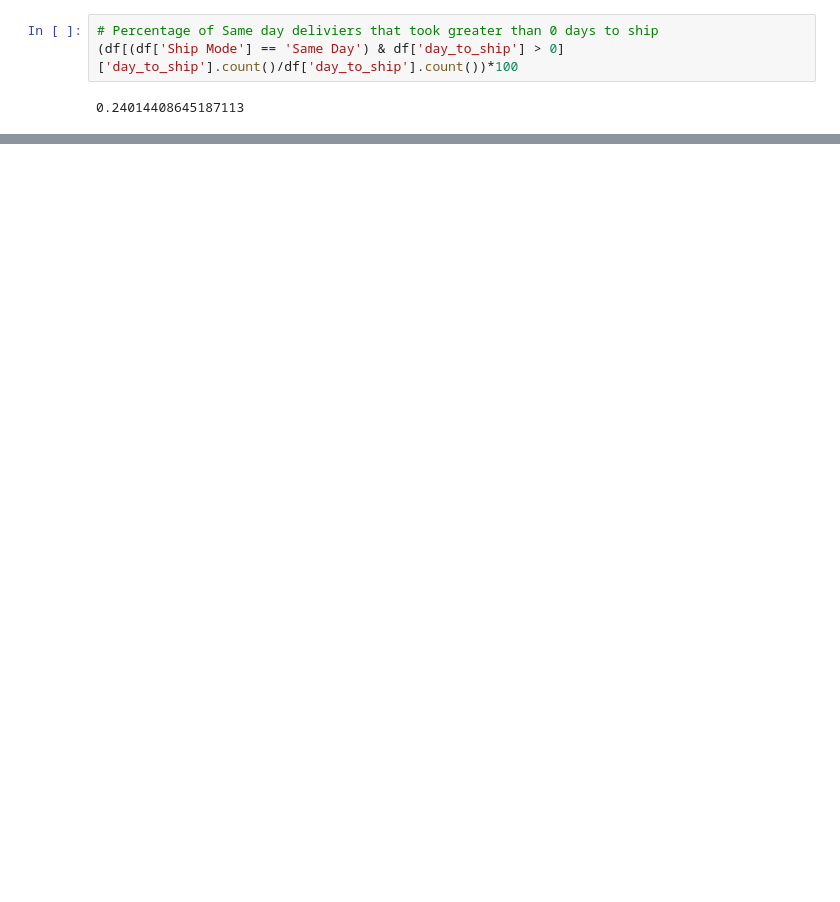
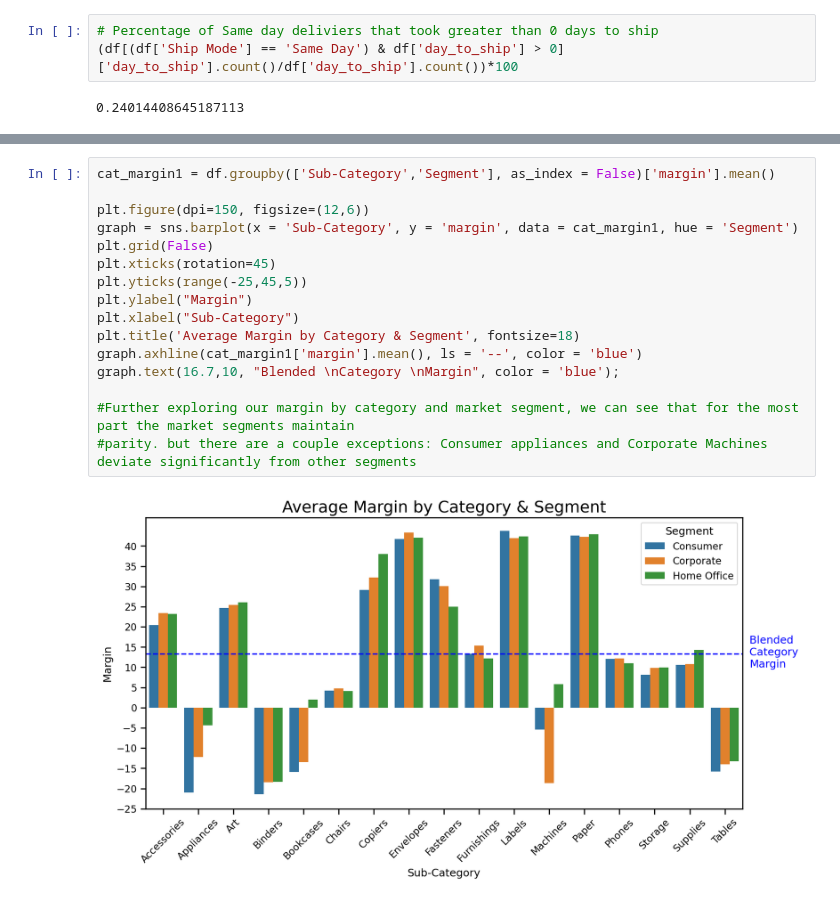
Before and after one commit to blombard24/Superstore-Python-Analysis, a Jupyter notebook: Superstore_EDA.ipynb, the cells around one changed output, grey strips where cells are left out. Drawn from its saved outputs; the diff is of its cells as text; blank space fills up the shorter version.

```diff
--- a/Superstore_EDA.ipynb
+++ b/Superstore_EDA.ipynb
@@ -192,0 +347,18 @@ plt.ylabel('Days to Ship');
+# %%
+cat_margin1 = df.groupby(['Sub-Category','Segment'], as_index = False)['margin'].mean()
+
+plt.figure(dpi=150, figsize=(12,6))
+graph = sns.barplot(x = 'Sub-Category', y = 'margin', data = cat_margin1, hue = 'Segment')
+plt.grid(False)
+plt.xticks(rotation=45)
+plt.yticks(range(-25,45,5))
+plt.ylabel("Margin")
+plt.xlabel("Sub-Category")
+plt.title('Average Margin by Category & Segment', fontsize=18)
+graph.axhline(cat_margin1['margin'].mean(), ls = '--', color = 'blue')
+graph.text(16.7,10, "Blended \nCategory \nMargin", color = 'blue');
+
+#Further exploring our margin by category and market segment, we can see that for the most part the market segments maintain
+#parity. but there are a couple exceptions: Consumer appliances and Corporate Machines deviate significantly from other segments
+# %% [output]
+[figure, added]
```
Also changed, not shown: parts of 31 cells of this notebook.
